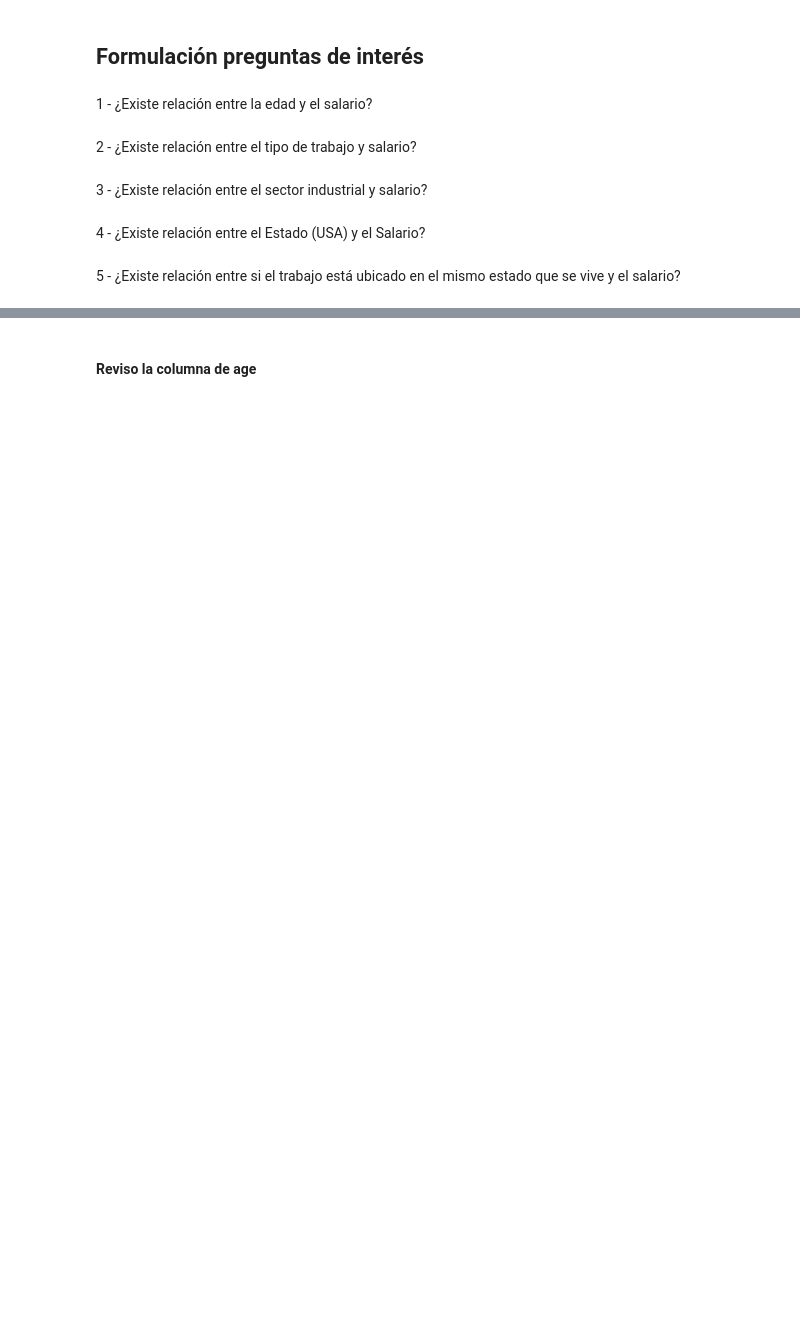
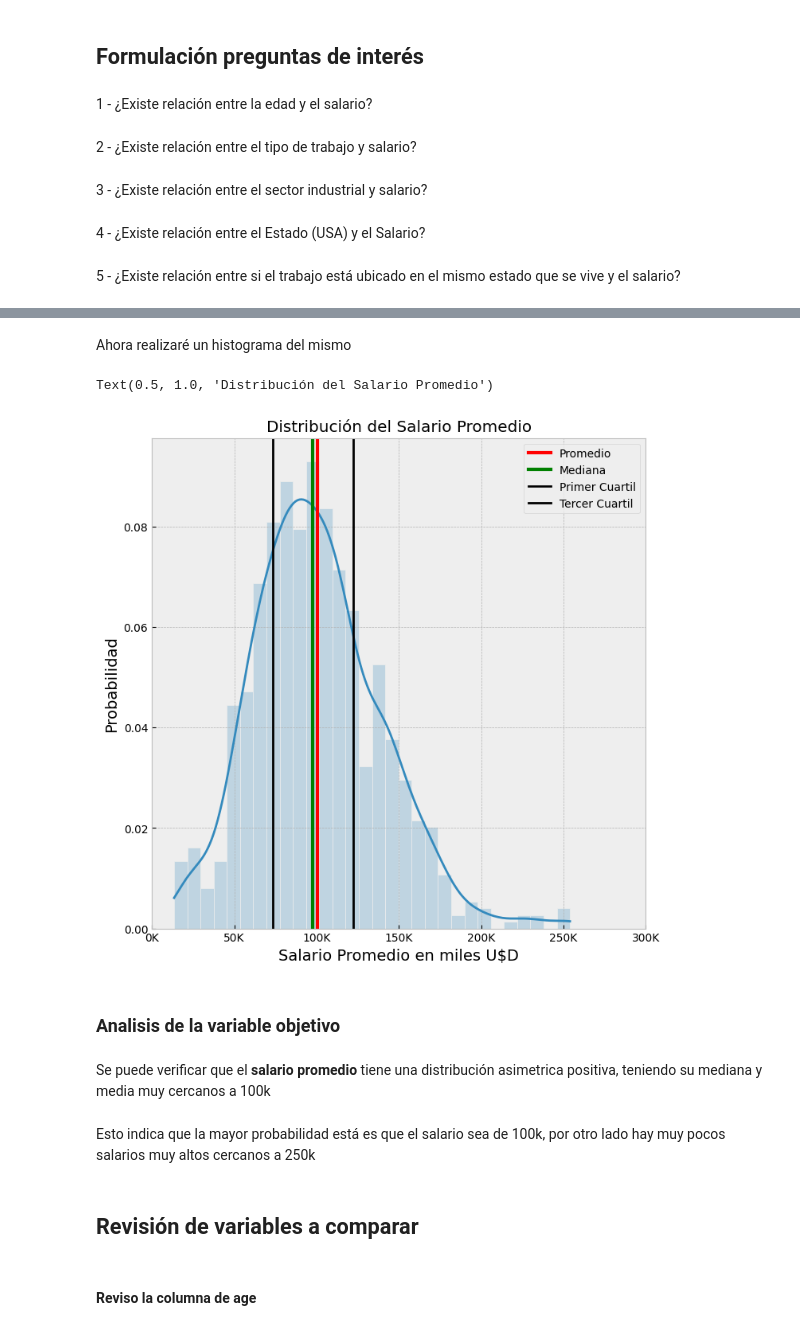
Before and after one commit to SirixG/Python, a Jupyter notebook: Primera_Entrega/ProyectoDS_ParteI_Dente.ipynb, the cells around one changed output, grey strips where cells are left out. Cells and saved outputs as stored; diff of their text form; code cells hidden in the pictures; blank space fills up the shorter version.

```diff
--- a/Primera_Entrega/ProyectoDS_ParteI_Dente.ipynb
+++ b/Primera_Entrega/ProyectoDS_ParteI_Dente.ipynb
@@ -70,0 +78,3 @@ df = pd.read_csv('salary_data.csv', sep=',')
+# %%
+variable_obj = df['avg_salary']
+variable_obj.describe().round(0)
@@ -71,2 +91,54 @@ df = pd.read_csv('salary_data.csv', sep=',')
+# %% [markdown]
+Ahora realizaré un histograma del mismo
+# %%
+media = variable_obj.mean()
+mediana = variable_obj.median()
+primer_cuartil = variable_obj.quantile(0.25)
+tercer_cuartil = variable_obj.quantile(0.75)
+# %%
+plt.figure(figsize=(8,8))
+sns.histplot(data = df,
+             x = 'avg_salary',
+             bins = 30,
+             alpha = 0.25,
+             kde = True,
+             stat='probability')
+plt.axvline(x = media,
+            color = 'red',
+            linestyle = '-',
+            label = 'Promedio',
+            linewidth = 3)
+plt.axvline(x = mediana,
+            color = 'green',
+            linestyle = '-',
+            label = 'Mediana',
+            linewidth = 3)
+plt.axvline(x = primer_cuartil,
+            color = 'black',
+            linestyle = '-',
+            label = 'Primer Cuartil',
+            linewidth = 2)
+plt.axvline(x = tercer_cuartil,
+            color = 'black',
+            linestyle = '-',
+            label = 'Tercer Cuartil',
+            linewidth = 2)
+plt.legend()
+plt.xlabel('Salario Promedio en miles U$D', fontsize=14)
+plt.ylabel('Probabilidad', fontsize=14)
+current_ticks = plt.xticks()[0]
+plt.xticks(current_ticks, [f'{int(tick)}K' for tick in current_ticks])
+plt.title('Distribución del Salario Promedio')
+# %% [output]
+Text(0.5, 1.0, 'Distribución del Salario Promedio')
+[figure, added]
+# %% [markdown]
+### Analisis de la variable objetivo
+# %% [markdown]
+Se puede verificar que el **salario promedio** tiene una distribución asimetrica positiva, teniendo su mediana y media muy cercanos a 100k
+# %% [markdown]
+Esto indica que la mayor probabilidad está es que el salario sea de 100k, por otro lado hay muy pocos salarios muy altos cercanos a 250k
+# %% [markdown]
+## Revisión de variables a comparar
 # %% [markdown]
 #### Reviso la columna de **age**
```
Also changed, not shown: parts of 35 cells of this notebook.
